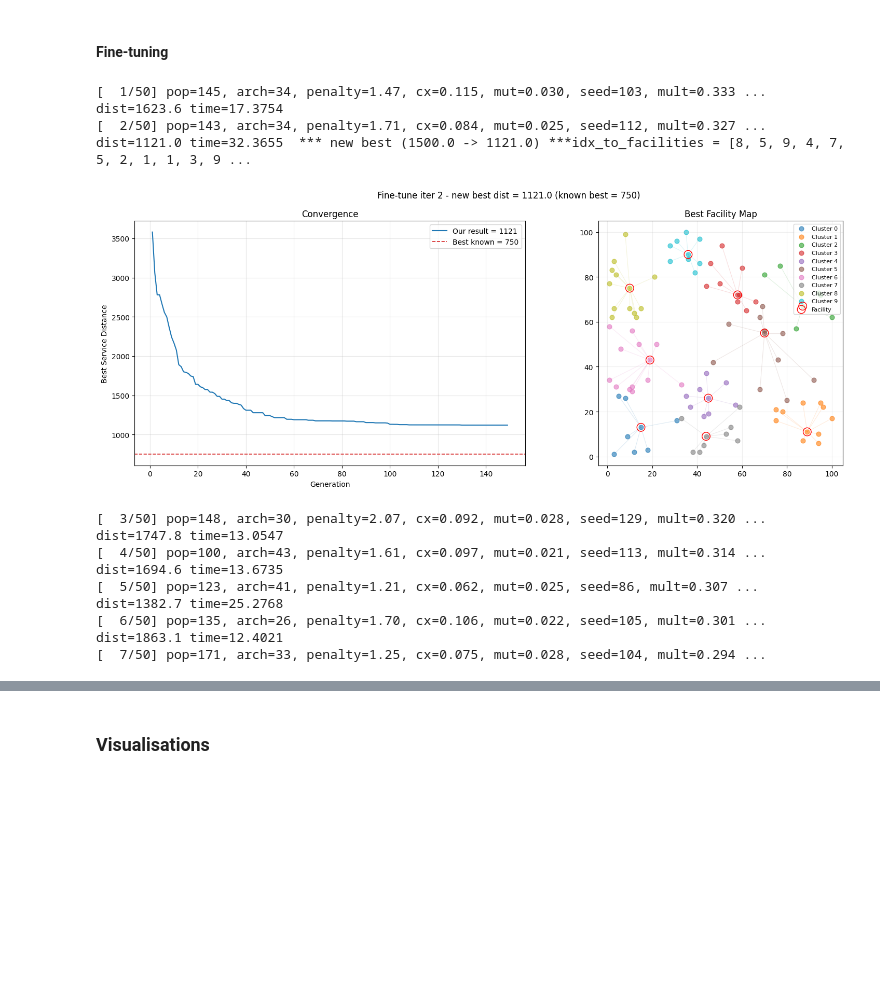
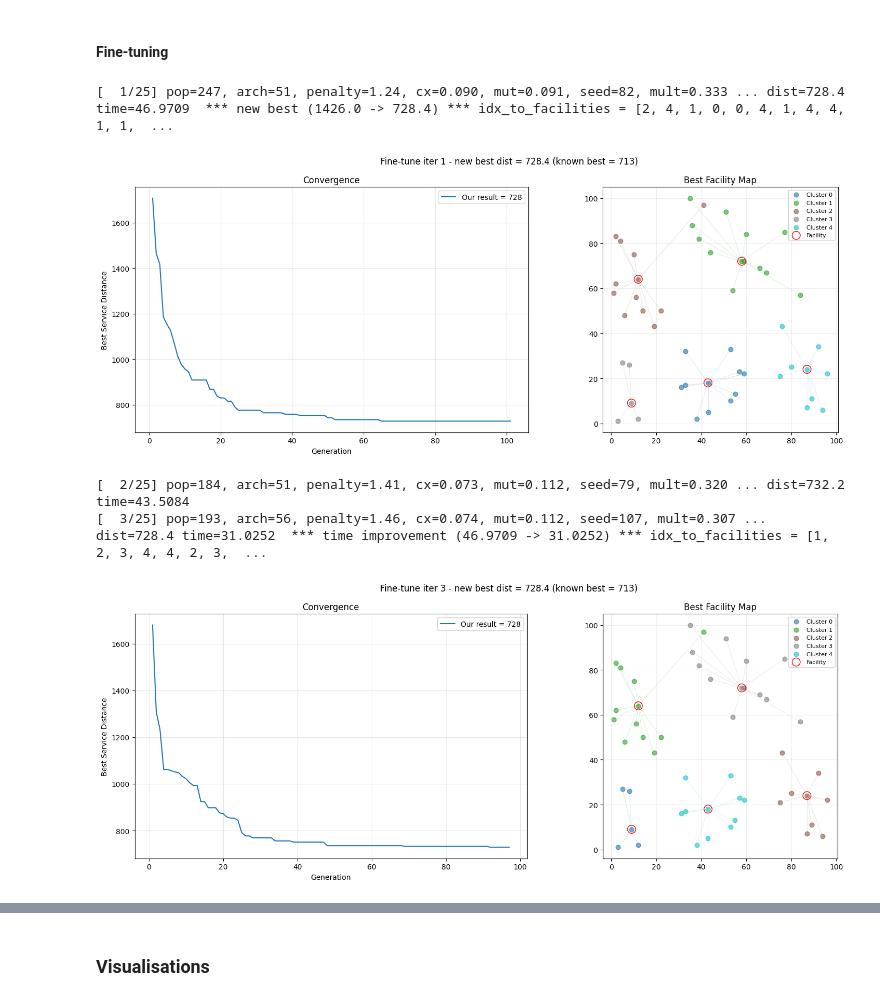
Before and after one commit to andrej-kutny/iops-NSGA-SPEA, a Jupyter notebook: iops-nsga-spea-giustacchini-kutny.ipynb, the cells around one changed output, grey strips where cells are left out. Saved outputs shown, nothing was run; the diff lists cells and outputs as text; code cells hidden in the pictures; blank space fills up the shorter version.

```diff
--- a/iops-nsga-spea-giustacchini-kutny.ipynb
+++ b/iops-nsga-spea-giustacchini-kutny.ipynb
@@ -8,7 +8,8 @@ from dataclasses import dataclass
 from abc import ABC, abstractmethod
 
 # np.random.seed(123)
-FINE_TUNE_SPEA = 50
+FINE_TUNE_SPEA = 25
+FINE_TUNE_NSGA3 = 25
 # %% [markdown]
 ## Preprocessing
 # %%
@@ -413,7 +419,7 @@ def compute_kth_nearest_distance(objectives, k):
     return kth_dist
 
 
-def compute_spea2_fitness(objectives):
+def compute_fitness(objectives):
     n = len(objectives)
     k = max(1, int(np.ceil(np.sqrt(n))))
     strength = compute_strength(objectives)
@@ -438,12 +444,17 @@ def construct_spea2_archive(pop, objectives, raw_dists, fitness, archive_size):
 
     # Step 2 - if too small, fill with fittest remaining
     if len(archive_idx) < archive_size and rest_idx:
-        rest_fit = fitness[rest_idx]
+        rest_fit = fitness[np.array(rest_idx)]
         order = np.argsort(-rest_fit)
         needed = archive_size - len(archive_idx)
         archive_idx.extend(rest_idx[i] for i in order[:needed])
 
     # Step 3 - if too large, iteratively remove closest individual
+    # Always protect the solution with the best (lowest) service distance
+    # so elitism prevents its loss from the archive.
+    pinned = int(np.argmin(objectives[archive_idx, 0]))
+    pinned_global = archive_idx[pinned]
+
     while len(archive_idx) > archive_size:
         arch_objs = objectives[archive_idx]
         obj_min = arch_objs.min(axis=0)
@@ -457,13 +468,20 @@ def construct_spea2_archive(pop, objectives, raw_dists, fitness, archive_size):
         dm = np.sqrt((diff ** 2).sum(axis=2))
         sorted_dm = np.sort(dm, axis=1)          # (m, m)
 
-        # Find individual with smallest kth-closest (k=1, break ties k=2…)
+        # Find individual with smallest kth-closest (k=1, break ties k=2...)
         to_remove = 0
         for kk in range(1, m):
             col = sorted_dm[:, kk]
             min_val = col.min()
             candidates = np.where(np.isclose(col, min_val))[0]
-            if len(candidates) == 1:
+            # Skip the pinned solution - it must not be removed
+            unpinned = [c for c in candidates if archive_idx[c] != pinned_global]
+            if unpinned:
+                if len(unpinned) == 1:
+                    to_remove = unpinned[0]
+                    break
+                candidates = np.array(unpinned)
+            elif len(candidates) == 1:
                 to_remove = candidates[0]
                 break
         else:
@@ -872,7 +890,7 @@ if FINE_TUNE_SPEA > 0:
             best_fac = compute_facility_locations(best_ind, inst.coords, inst.num_medians)
 
             best_fac_idx = [int(np.where((inst.coords == f).all(axis=1))[0][0]) for f in best_fac]
-            print(f" idx_to_facilities = {best_ind.tolist()} ; facility_customer_idx = {[idx + 1 for idx in best_fac_idx]}")
+            print(f" idx_to_facilities = {best_ind.tolist()} ; facility_customer_id = {[idx + 1 for idx in best_fac_idx]}")
             best_result = local_best
             best_time = local_time
             best_pop_size = pop_size
@@ -895,8 +913,8 @@ if FINE_TUNE_SPEA > 0:
             # Left: convergence of this run
             gens = range(1, len(best_run_result["history"]["best_service_dist"]) + 1)
             axes[0].plot(gens, best_run_result["history"]["best_service_dist"], color="tab:blue", label=f"Our result = {local_best:.0f}")
-            axes[0].axhline(y=inst.best_known, color="tab:red", linestyle="--",
-                            linewidth=1.2, label=f"Best known = {inst.best_known}")
+            # axes[0].axhline(y=inst.best_known, color="tab:red", linestyle="--",
+            #                 linewidth=1.2, label=f"Best known = {inst.best_known}")
             axes[0].set_xlabel("Generation")
             axes[0].set_ylabel("Best Service Distance")
             axes[0].set_title("Convergence")
@@ -915,38 +933,35 @@ if FINE_TUNE_SPEA > 0:
                     axes[1].plot(
                         [inst.coords[ci, 0], best_fac[m, 0]],
                         [inst.coords[ci, 1], best_fac[m, 1]],
                         color=cmap(m), alpha=0.15, linewidth=0.8
                     )
             axes[1].scatter(
                 best_fac[:, 0], best_fac[:, 1],
                 marker="o", s=125, color="red", facecolors="none", zorder=10, label="Facility"
             )
             axes[1].set_title("Best Facility Map")
             axes[1].legend(loc="upper right", fontsize=8)
             axes[1].grid(True, alpha=0.2)
             axes[1].set_aspect("equal")
 
             plt.tight_layout()
             plt.show()
         else:
             print()
 
         multiplier = max(min_multiplier, multiplier - multiplier_step)
 
     print("\nBest tuning result:")
     print(f"  best_result      = {best_result:.4f}")
     print(f"  pop_size         = {best_pop_size}")
     print(f"  archive_size     = {best_archive_size}")
     print(f"  penalty          = {best_penalty:.4f}")
     print(f"  crossover_rate   = {best_crossover_rate:.4f}")
     print(f"  mutation_rate    = {best_mutation_rate:.4f}")
     print(f"  seed             = {best_seed}")
 # %% [output]
-[  1/50] pop=145, arch=34, penalty=1.47, cx=0.115, mut=0.030, seed=103, mult=0.333 ... dist=1623.6 time=17.3754
-[  2/50] pop=143, arch=34, penalty=1.71, cx=0.084, mut=0.025, seed=112, mult=0.327 ... dist=1121.0 time=32.3655  *** new best (1500.0 -> 1121.0) ***idx_to_facilities = [8, 5, 9, 4, 7, 5, 2, 1, 1, 3, 9 ...
+[  1/25] pop=247, arch=51, penalty=1.24, cx=0.090, mut=0.091, seed=82, mult=0.333 ... dist=728.4 time=46.9709  *** new best (1426.0 -> 728.4) *** idx_to_facilities = [2, 4, 1, 0, 0, 4, 1, 4, 4, 1, 1,  ...
-[figure, old version]
+[figure, new version]
-[  3/50] pop=148, arch=30, penalty=2.07, cx=0.092, mut=0.028, seed=129, mult=0.320 ... dist=1747.8 time=13.0547
-[  4/50] pop=100, arch=43, penalty=1.61, cx=0.097, mut=0.021, seed=113, mult=0.314 ... dist=1694.6 time=13.6735
-[  5/50] pop=123, arch=41, penalty=1.21, cx=0.062, mut=0.025, seed=86, mult=0.307 ... dist=1382.7 time=25.2768
-[  6/50] pop=135, arch=26, penalty=1.70, cx=0.106, mut=0.022, seed=105, mult=0.301 ... dist=1863.1 time=12.4021
-[  7/50] pop=171, arch=33, penalty=1.25, cx=0.075, mut=0.028, seed=104, mult=0.294 ...
+[  2/25] pop=184, arch=51, penalty=1.41, cx=0.073, mut=0.112, seed=79, mult=0.320 ... dist=732.2 time=43.5084
+[  3/25] pop=193, arch=56, penalty=1.46, cx=0.074, mut=0.112, seed=107, mult=0.307 ... dist=728.4 time=31.0252  *** time improvement (46.9709 -> 31.0252) *** idx_to_facilities = [1, 2, 3, 4, 4, 2, 3,  ...
+[figure, added]
```
Also changed, not shown: parts of 35 cells of this notebook.
